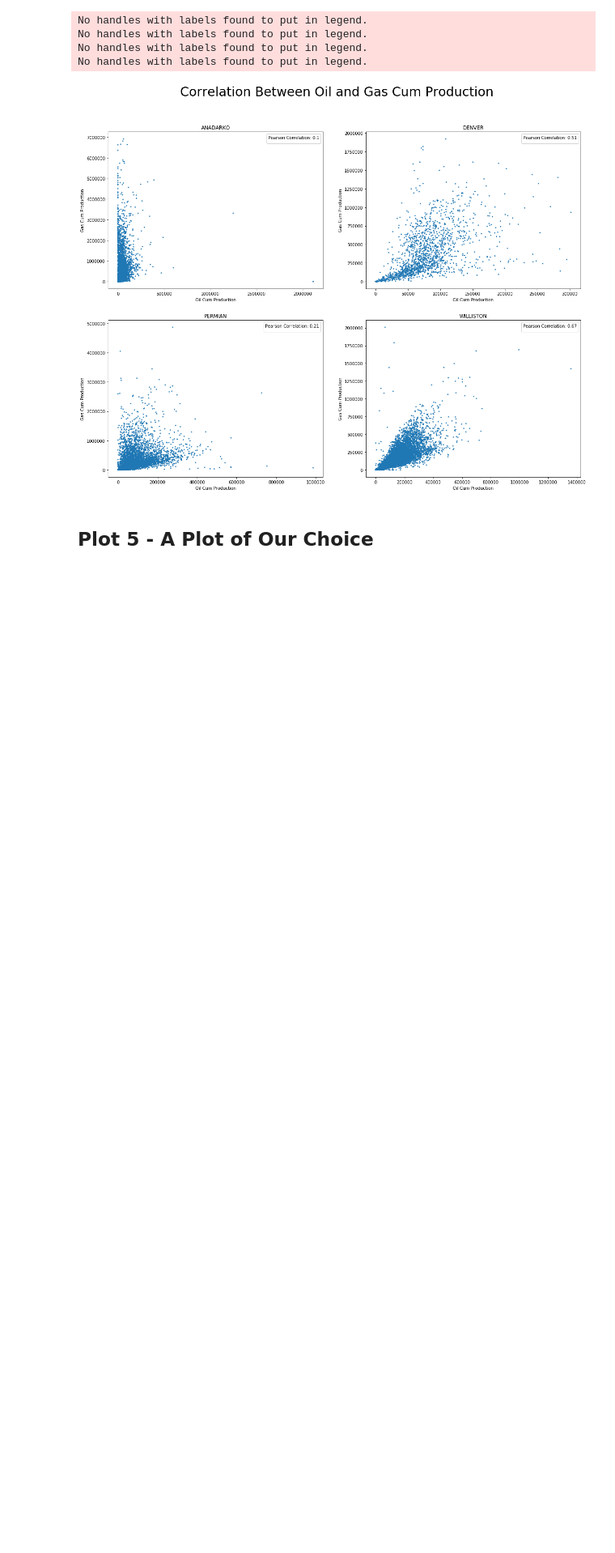
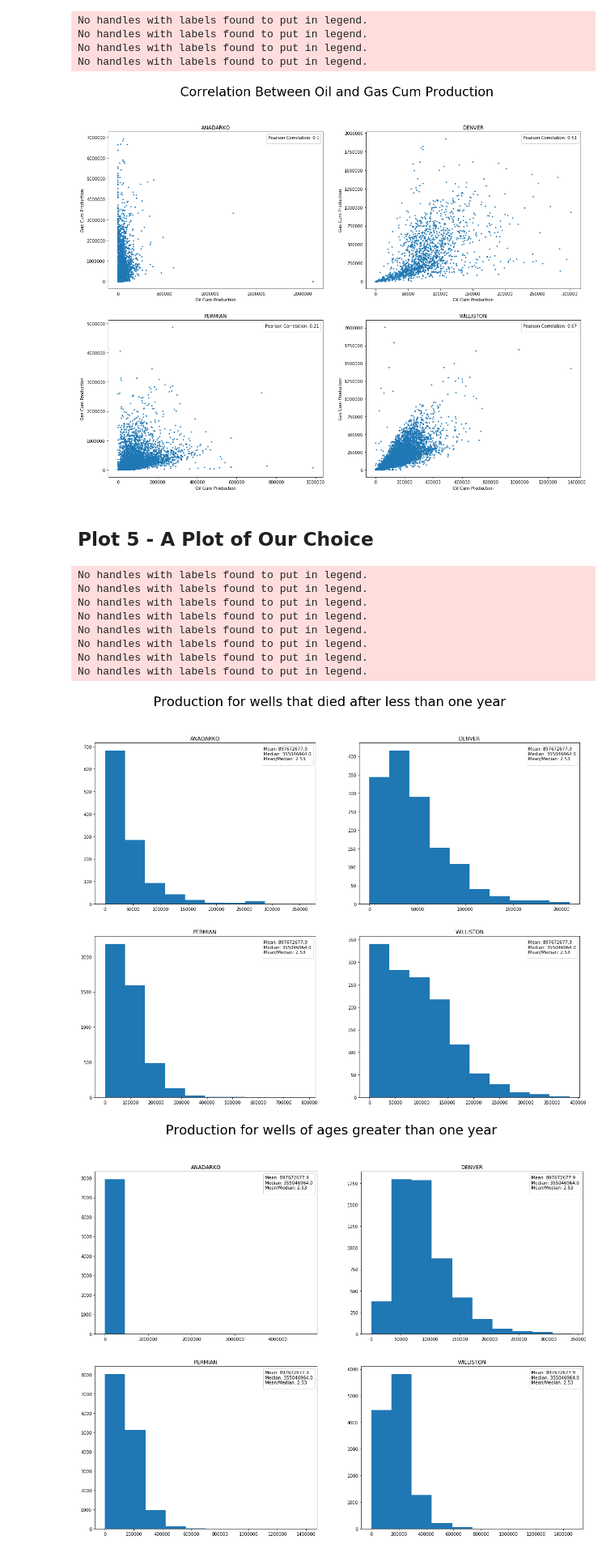
Before and after one commit to mekladious/applied-data-science, a Jupyter notebook: data_stats.ipynb, the cells around one changed output. Shown at 81% size. Saved outputs shown, nothing was run; the diff lists cells and outputs as text; code cells hidden in the pictures; blank space fills up the shorter version.

Commit message:
added last plot and code cleaning

```diff
--- a/data_stats.ipynb
+++ b/data_stats.ipynb
@@ -8,5 +8,5 @@ import datetime
 # %%
-filepath = "./data/processed_production_data(3).csv"
+filepath = "./data/processed_production_data.csv"
 df_post_peak = pd.read_csv(filepath, low_memory=False)
 
 prod_filepath = "./data/production_data.csv"
@@ -81,10 +80,12 @@ for basin in basin_names:
 ### Selecting wells with peak month at least 5 years old
 # %%
 basin_names = ['ANADARKO BASIN', 'DENVER BASIN', 'PERMIAN BASIN', 'WILLISTON BASIN']
-
+to_remove = []
+# to_remove=['35073256530000','35073256910000','35073256940000']
 basins_cum = []
 for basin in basin_names:
     included_wells = df_post_peak[
+        np.logical_and(~ df_post_peak['API'].isin(to_remove),
         np.logical_and(
             df_post_peak['MonthIdx']==1,
             np.logical_or(
@@ -94,7 +95,7 @@ for basin in basin_names:
                     df_post_peak['Month']<2
                 )
             )
-        )
+        ))
     ]['API']
 
     basin_post_peak_five = df_post_peak[np.logical_and(df_post_peak['API'].isin(included_wells),df_post_peak['MonthIdx']<=60)]
@@ -112,7 +113,7 @@ fig.suptitle("Percentage of Oil Recovered Per Year", fontsize=30)
 
 for idx in range(0,4):
     basin_post_peak_five = basins_cum[idx]
-    total = basin_post_peak_five[basin_post_peak_five['MonthIdx']<=60]['Liquid'].sum()
+    total = basin_post_peak_five['Liquid'].sum()
     data=[]
     for year in range(1,6):
         data.append(basin_post_peak_five[
@@ -166,11 +168,11 @@ No handles with labels found to put in legend.
 # %% [markdown]
 ## Plot 4 - Correlation Between Oil and Gas Cum Production
 # %%
+# basin_names=['PERMIAN BASIN']
 fig = plt.figure(figsize=(20,15))
 fig.suptitle("Correlation Between Oil and Gas Cum Production", fontsize=30)
 for idx in range(0,4):
-    basin_post_peak_five = basins_cum[idx]
-    five_year_wells = basin_post_peak_five[basin_post_peak_five['MonthIdx']<=60].sort_values(['API'])
+    five_year_wells = basins_cum[idx].sort_values(['API'])
     total_oil = five_year_wells.groupby('API')['Liquid'].sum()
     total_gas = five_year_wells.groupby('API')['Gas'].sum()
     pear_corr = np.corrcoef(total_oil,total_gas)[0,1]
@@ -180,7 +182,7 @@ for idx in range(0,4):
     plt.xlabel("Oil Cum Production")
     plt.ylabel("Gas Cum Production")
     ax.legend(title="Pearson Correlation: "+str(round(pear_corr,2)))
-    ax.scatter(total_oil, total_gas, edgecolors='none',s=8)
+    ax.scatter(total_oil, total_gas, edgecolors='none',s=10)
 # %% [output]
 No handles with labels found to put in legend.
 No handles with labels found to put in legend.
@@ -189,3 +191,46 @@ No handles with labels found to put in legend.
 [figure]
 # %% [markdown]
 ## Plot 5 - A Plot of Our Choice
+# %%
+fig = plt.figure(figsize=(20,15))
+fig.suptitle("Production for wells that died after less than one year", fontsize=30)
+for idx in range(0,4):
+    wells_api = df_wells[df_wells['BasinName']==basin_names[idx] ]['API']
+    basin_post_peak = df_post_peak[df_post_peak['API'].isin(wells_api)]
+
+    less_than_year = basin_post_peak[basin_post_peak.groupby('API')['MonthIdx'].transform(max)<=12]
+    production = less_than_year.groupby('API')['Liquid'].sum()
+
+    cum_mean = cum.mean()
+    cum_median = cum.median()
+    mean_median_ratio = cum_mean/cum_median
+
+    ax = plt.subplot2grid((2,2),locations[idx])
+    plt.title(basin_names[idx].split(' ')[0])
+    ax.legend(title="Mean: "+str(round(cum_mean,1))+'\nMedian: '+str(round(cum_median,1))+'\nMean/Median: '+str(round(mean_median_ratio,2)))
+    ax.hist(production, bins=10)
+
+fig = plt.figure(figsize=(20,15))
+fig.suptitle("Production for wells of ages greater than one year", fontsize=30)
+for idx in range(0,4):
+    wells_api = df_wells[df_wells['BasinName']==basin_names[idx] ]['API']
+    basin_post_peak = df_post_peak[df_post_peak['API'].isin(wells_api)]
+
+    less_than_year = basin_post_peak[basin_post_peak.groupby('API')['MonthIdx'].transform(max)>12]
+    production = less_than_year.groupby('API')['Liquid'].sum()
+
+    ax = plt.subplot2grid((2,2),locations[idx])
+    plt.title(basin_names[idx].split(' ')[0])
+    ax.legend(title="Mean: "+str(round(cum_mean,1))+'\nMedian: '+str(round(cum_median,1))+'\nMean/Median: '+str(round(mean_median_ratio,2)))
+    ax.hist(production, bins=10)
+# %% [output]
+No handles with labels found to put in legend.
+No handles with labels found to put in legend.
+No handles with labels found to put in legend.
+No handles with labels found to put in legend.
+No handles with labels found to put in legend.
+No handles with labels found to put in legend.
+No handles with labels found to put in legend.
+No handles with labels found to put in legend.
+[figure, added]
+[figure, added]
```
Also changed, not shown: parts of 4 cells of this notebook.
